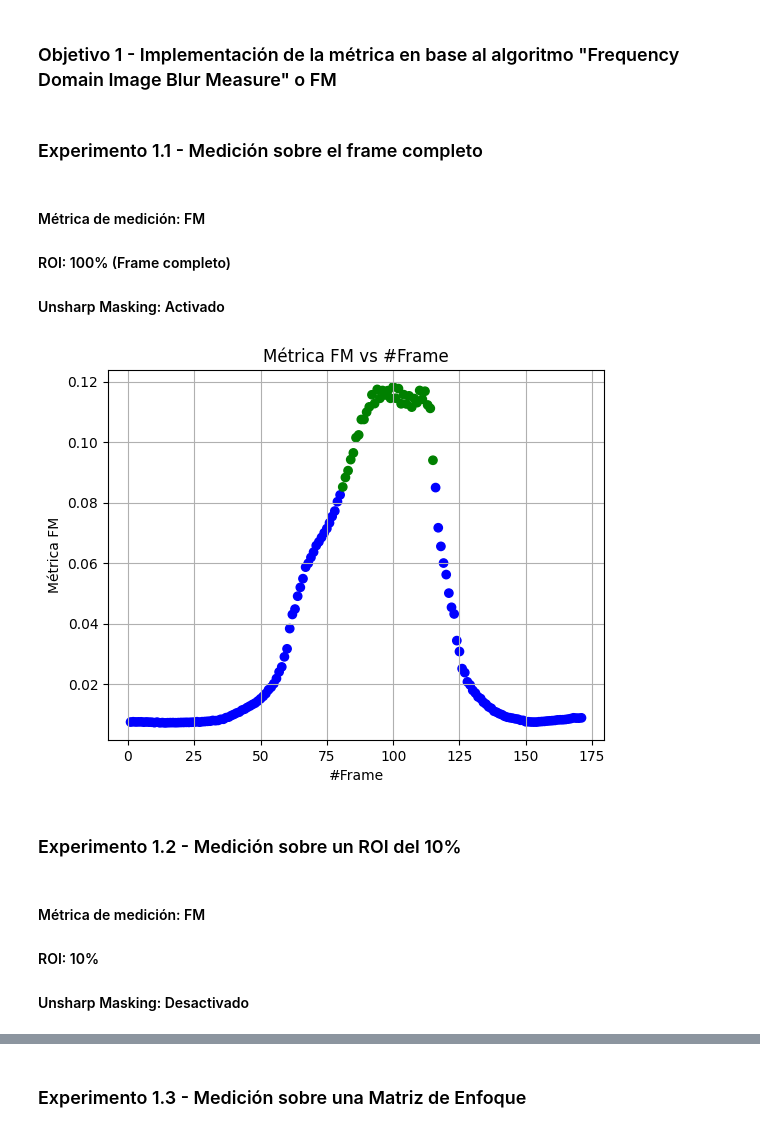
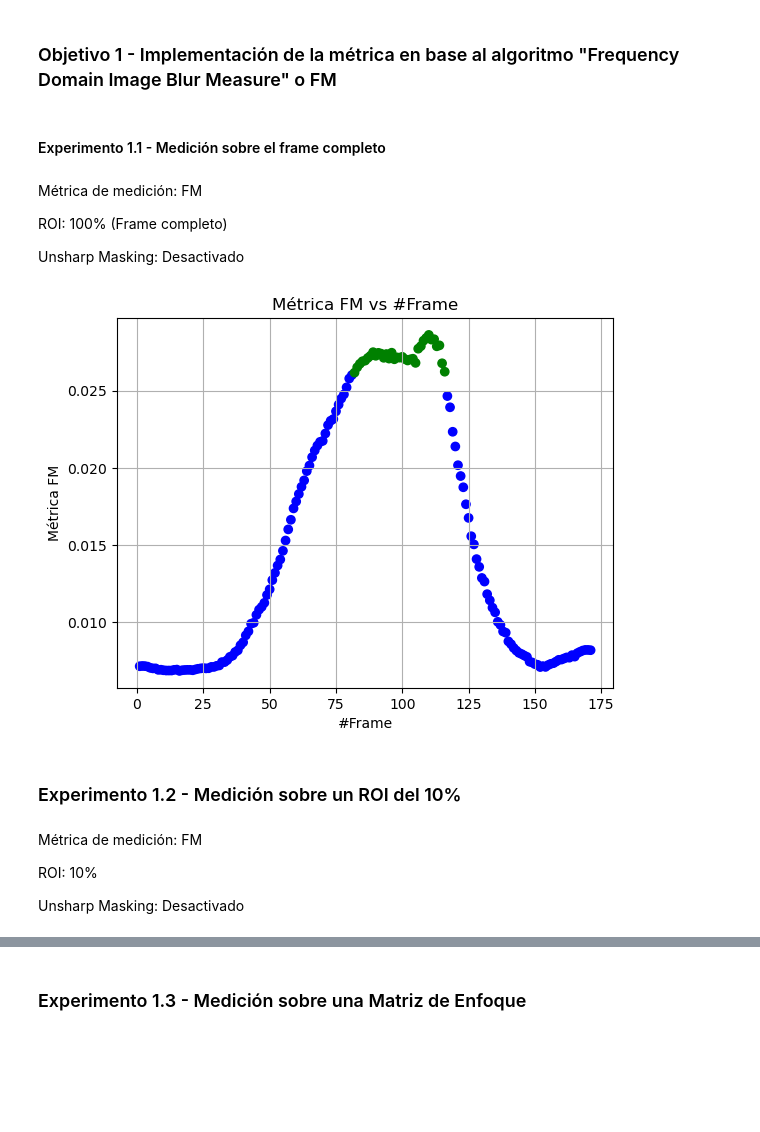
Before and after one commit to diegobra/CEIA_VPC_TP2, a Jupyter notebook: TP2.ipynb, the cells around one changed output, grey strips where cells are left out. Cells and saved outputs as stored; diff of their text form; code cells hidden in the pictures; blank space fills up the shorter version.

```diff
--- a/TP2.ipynb
+++ b/TP2.ipynb
@@ -23,7 +31,7 @@ from matplotlib import pyplot as plt
 # %%
 def image_quality_measure_FM(frame, debug=False) -> float:
     """
-    Mide la calidad de la imagen en el dominio de la frecuencia para una matriz de enfoque compuesta
+    Métrica FM para una matriz de enfoque compuesta
     por un arreglo de NxM elementos rectangulares equiespaciados.
 
     Parámetros:
@@ -34,32 +42,32 @@ def image_quality_measure_FM(frame, debug=False) -> float:
         FM (float): La medida de calidad promedio de la imagen (FM).
     """
 
-    # Paso 1: Calcular F, que es la representación de la Transformada de Fourier de la imagen I
+    # Paso 1: Se calcula F, que es la representación de la Transformada de Fourier de la imagen I
     F = np.fft.fft2(frame)
 
     if debug:
         print('F.shape = ', F.shape)
 
-    # Paso 2: Obtener Fc, que se obtiene desplazando F al centro
+    # Paso 2: Se obtiene Fc, que se obtiene desplazando F al centro
     Fc = np.fft.fftshift(F)
 
     if debug:
         print('Fc.shape = ', Fc.shape)
 
-    # Paso 3: Calcular AF = abs(Fc), siendo AF el valor absoluto de la Transformada de Fourier centrada de la imagen I
+    # Paso 3: Se calcula AF = abs(Fc), siendo AF el valor absoluto de la Transformada de Fourier centrada de la imagen I
     AF = np.abs(Fc)
 
     if debug:
         print('AF.shape = ', AF.shape)
 
-    # Paso 4: Calcular M = max(AF), siendo M el valor máximo del componente de frecuencia en F
+    # Paso 4: Se calcula M = max(AF), siendo M el valor máximo del componente de frecuencia en F
     M = np.max(AF)
 
-    # Paso 5: Calcular TH = el número total de píxeles en F cuyo valor de píxel > thres, donde thres = M/1000
+    # Paso 5: Se calcula TH = el número total de píxeles en F cuyo valor de píxel > thres, donde thres = M/1000
     thres = M / 1000
     TH = np.sum(AF > thres)
 
-    # Paso 6: Calcular la medida de calidad de la imagen (FM) a partir de la ecuación presentada en el paper: FM = TH / (M * N)
+    # Paso 6: Se calcula la medida de calidad de la imagen (FM) a partir de la ecuación presentada en el paper: FM = TH / (M * N)
     FM = TH / (frame.shape[0] * frame.shape[1])
 
     if debug:
@@ -102,13 +110,13 @@ def  absolute_central_moment_MIS1(frame, debug=False):
 # %% [markdown]
 #### Función para realizar el cálculo de la calidad de la imagen para una matriz de enfoque NxM
 # %%
-def measure_over_matrix(frame_rgb, n, m, roi_area, metric, spacing=10, debug=False):
+def measure_over_matrix(frame, n, m, roi_area, metric, spacing=10, debug=False):
     """
     Mide la calidad de la imagen en el dominio de la frecuencia para una matriz de enfoque compuesta
     por un arreglo de NxM elementos rectangulares equiespaciados.
 
     Parámetros:
-    frame_rgb (numpy.ndarray): La imagen de entrada en formato RGB.
+    frame (numpy.ndarray): La imagen de entrada en escala de grises.
     n (int): Número de elementos en la dirección vertical.
     m (int): Número de elementos en la dirección horizontal.
     spacing (int): Espaciado entre los elementos.
@@ -117,7 +125,6 @@ def measure_over_matrix(frame_rgb, n, m, roi_area, metric, spacing=10, debug=Fal
     float: La medida de calidad promedio de la imagen (FM).
     """
     metric_values = [] # Medidas sobre cada elemento de la matriz
-    frame = cv2.cvtColor(frame_rgb, cv2.COLOR_BGR2GRAY)
 
     # Se calcula el área total de la imagen
     frame_area = frame.shape[0] * frame.shape[1]
@@ -283,18 +295,18 @@ def process_video(video_path, metric, metric_name='', matrix=None, roi_area=0.1,
         # Se obtiene el número del frame actual
         frame_num = captura_video.get(cv2.CAP_PROP_POS_FRAMES)
 
-        # Se pasa el frame a escala de grises para poder aplicar las métricas de forma más directa
-        frame_resized_gray = cv2.cvtColor(frame, cv2.COLOR_BGR2GRAY)
-
         # Aplica Unsharp Masking en caso que se requiera
         if apply_unsharp_masking:
-            frame_resized_gray = unsharp_masking(frame_resized_gray)
+            frame = unsharp_masking(frame)
+
+        # Se pasa el frame a escala de grises para poder aplicar las métricas de forma más directa
+        frame_gray = cv2.cvtColor(frame, cv2.COLOR_BGR2GRAY)
 
         # Se realiza el cálculo de la métrica
         if matrix is not None:
-            quality_measure = measure_over_matrix(frame, matrix[0], matrix[1], roi_area, metric, debug=debug)
+            quality_measure = measure_over_matrix(frame_gray, matrix[0], matrix[1], roi_area, metric, debug=debug)
         else:
-            quality_measure = metric(frame_resized_gray, debug=debug)
+            quality_measure = metric(frame_gray, debug=debug)
 
         frames.append(frame)
         frame_nums.append(frame_num)
@@ -358,19 +370,23 @@ def process_video(video_path, metric, metric_name='', matrix=None, roi_area=0.1,
 # %% [markdown]
 ### Objetivo 1 - Implementación de la métrica en base al algoritmo "Frequency Domain Image Blur Measure" o FM
 # %% [markdown]
-### Experimento 1.1 - Medición sobre el frame completo
+#### Experimento 1.1 - Medición sobre el frame completo
 # %% [markdown]
-#### Métrica de medición: FM
-#### ROI: 100% (Frame completo)
-#### Unsharp Masking: Activado
+Métrica de medición: FM
+
+ROI: 100% (Frame completo)
+
+Unsharp Masking: Desactivado
 # %%
-process_video('focus_video.mov', output_video_path='FM_frame_completo.mov', metric=image_quality_measure_FM, metric_name='FM', apply_unsharp_masking=True)
+process_video('focus_video.mov', output_video_path='./Experimentos/FM_frame_completo.mov', metric=image_quality_measure_FM, metric_name='FM', apply_unsharp_masking=False)
 # %% [output]
-[figure, old version]
+[figure, new version]
 # %% [markdown]
 ### Experimento 1.2 - Medición sobre un ROI del 10%
 # %% [markdown]
-#### Métrica de medición: FM
-#### ROI: 10%
-#### Unsharp Masking: Desactivado
+Métrica de medición: FM
+
+ROI: 10%
+
+Unsharp Masking: Desactivado
 # %%
```
Also changed, not shown: parts of 30 cells of this notebook, 29 other files.
